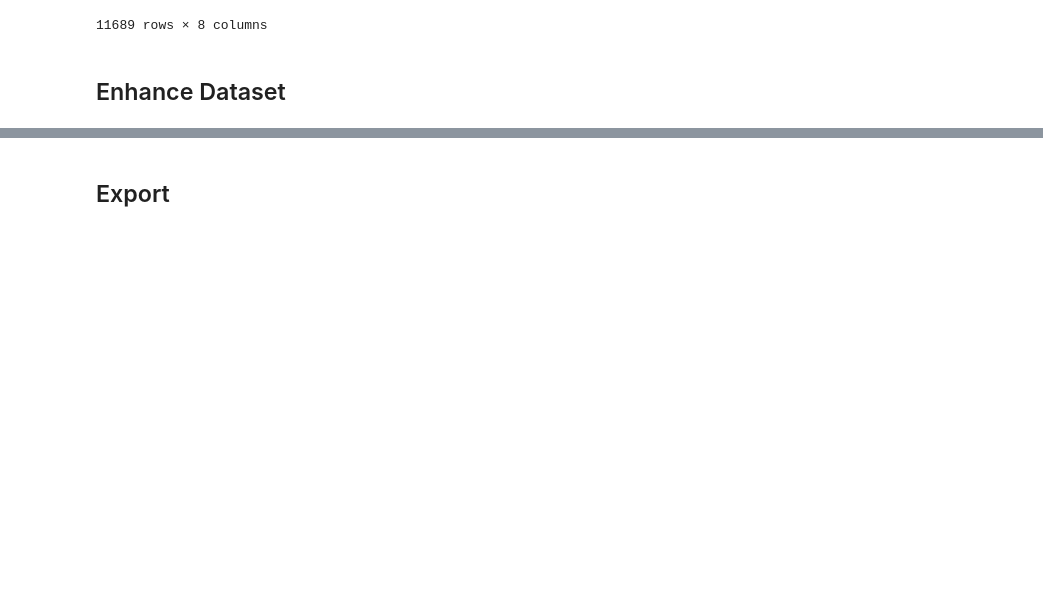
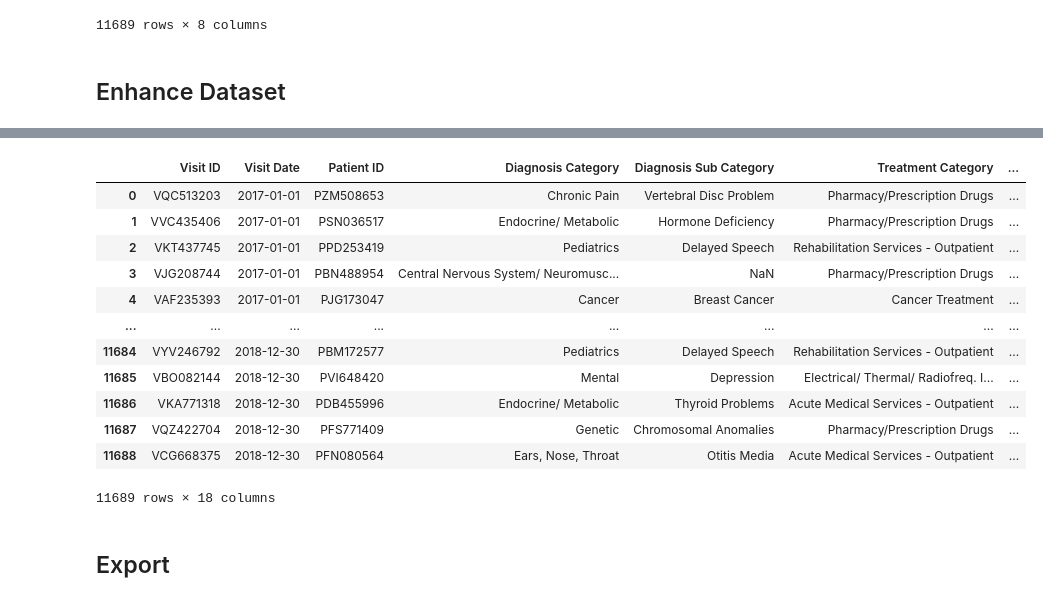
Before and after one commit to bodejan/ChatPBAC, a Jupyter notebook: faker/generate_dataset.ipynb, the cells around one changed output, grey strips where cells are left out. Cells and saved outputs as stored; diff of their text form; code cells hidden in the pictures; blank space fills up the shorter version.

```diff
--- a/faker/generate_dataset.ipynb
+++ b/faker/generate_dataset.ipynb
@@ -224 +224,4 @@ df
 11689 rows × 18 columns
+# %%
+print(df.columns, len(df.columns))
+df.rename(columns={'Age Range': 'Patient Age Range'}, inplace=True)
@@ -225,3 +236,29 @@ df
+# %%
+df.rename(columns={'Age Range': 'Patient Age Range'}, inplace=True)
+re_order = [
+    'Visit ID', 'Visit Date', 'Patient ID', 'Diagnosis Category',
+    'Diagnosis Sub Category', 'Treatment Category', 'Treatment Sub Category',
+    'New Patient', 'Consulting Physician', 'Patient Name', 'Patient Gender',
+    'Patient Age Range', 'Patient Blood Type', 'Patient Insurance Number',
+    'Patient Phone', 'Patient Address', 'Patient Occupation', 'Patient Emergency Contact'
+]
+df = df[re_order]
+df = df.sort_values(by='Visit Date').reset_index(drop=True)
+df
+# %% [output]
+|  | Visit ID | Visit Date | Patient ID | Diagnosis Category | Diagnosis Sub Category | Treatment Category | ... |
+| 0 | VQC513203 | 2017-01-01 | PZM508653 | Chronic Pain | Vertebral Disc Problem | Pharmacy/Prescription Drugs | ... |
+| 1 | VVC435406 | 2017-01-01 | PSN036517 | Endocrine/ Metabolic | Hormone Deficiency | Pharmacy/Prescription Drugs | ... |
+| 2 | VKT437745 | 2017-01-01 | PPD253419 | Pediatrics | Delayed Speech | Rehabilitation Services - Outpatient | ... |
+| 3 | VJG208744 | 2017-01-01 | PBN488954 | Central Nervous System/ Neuromusc... | NaN | Pharmacy/Prescription Drugs | ... |
+| 4 | VAF235393 | 2017-01-01 | PJG173047 | Cancer | Breast Cancer | Cancer Treatment | ... |
+| ... | ... | ... | ... | ... | ... | ... | ... |
+| 11684 | VYV246792 | 2018-12-30 | PBM172577 | Pediatrics | Delayed Speech | Rehabilitation Services - Outpatient | ... |
+| 11685 | VBO082144 | 2018-12-30 | PVI648420 | Mental | Depression | Electrical/ Thermal/ Radiofreq. I... | ... |
+| 11686 | VKA771318 | 2018-12-30 | PDB455996 | Endocrine/ Metabolic | Thyroid Problems | Acute Medical Services - Outpatient | ... |
+| 11687 | VQZ422704 | 2018-12-30 | PFS771409 | Genetic | Chromosomal Anomalies | Pharmacy/Prescription Drugs | ... |
+| 11688 | VCG668375 | 2018-12-30 | PFN080564 | Ears, Nose, Throat | Otitis Media | Acute Medical Services - Outpatient | ... |
+11689 rows × 18 columns
 # %% [markdown]
 ## Export
 # %%
```
Also changed, not shown: parts of 3 cells of this notebook, 3 other files.
